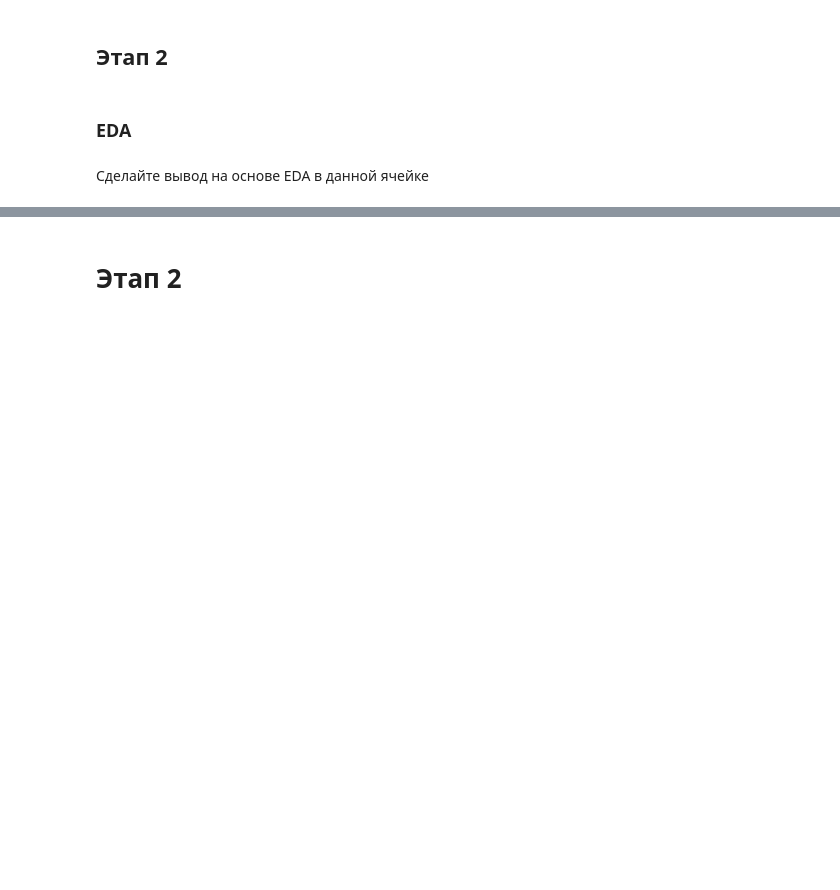
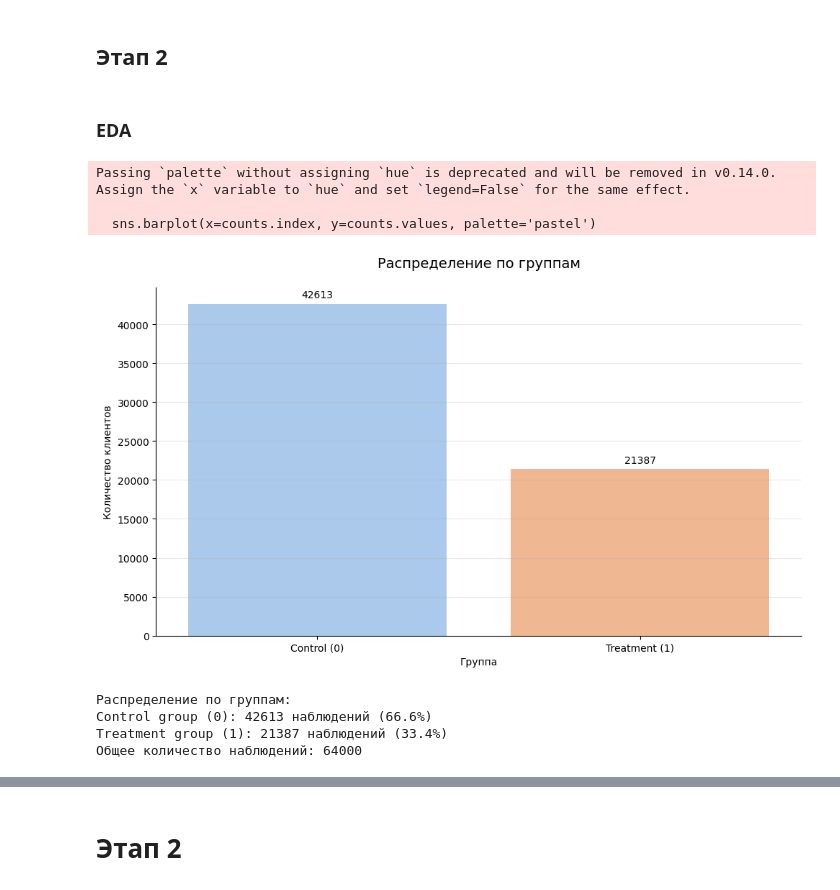
Before and after one commit to ozerge/mle-sprint5-uplift, a Jupyter notebook: project_code/final_project_template.ipynb, the cells around one changed output, grey strips where cells are left out. Cells and saved outputs as stored; diff of their text form; code cells hidden in the pictures; blank space fills up the shorter version.

```diff
--- a/project_code/final_project_template.ipynb
+++ b/project_code/final_project_template.ipynb
@@ -146,5 +146,46 @@ df.info()
 ## Этап 2
 # %% [markdown]
 ### EDA
-# %% [markdown]
-Сделайте вывод на основе EDA в данной ячейке
+# %%
+# Проверяем сбалансированность выборки по группам
+#import matplotlib.pyplot as plt
+#import seaborn as sns
+
+plt.figure(figsize=(10, 6))
+
+# Ваш отличный подход!
+counts = df['treatment'].value_counts()
+sns.barplot(x=counts.index, y=counts.values, palette='pastel')
+
+# Добавляем аннотации и улучшаем внешний вид
+for i, value in enumerate(counts.values):
+    plt.text(i, value + 500, f'{value}', ha='center', va='bottom')
+
+plt.title('Распределение по группам', fontsize=14, pad=20)
+plt.xlabel('Группа')
+plt.ylabel('Количество клиентов')
+plt.xticks([0, 1], ['Control (0)', 'Treatment (1)'])
+
+# Убираем ограничительные линии и добавляем сетку
+sns.despine()
+plt.grid(axis='y', alpha=0.3)
+
+plt.tight_layout()
+plt.show()
+
+# Выводим числовые значения
+treatment_counts = df['treatment'].value_counts().sort_index()
+
+print("Распределение по группам:")
+print(f"Control group (0): {treatment_counts[0]} наблюдений ({treatment_counts[0]/len(df)*100:.1f}%)")
+print(f"Treatment group (1): {treatment_counts[1]} наблюдений ({treatment_counts[1]/len(df)*100:.1f}%)")
+print(f"Общее количество наблюдений: {len(df)}")
+# %% [output]
+Passing `palette` without assigning `hue` is deprecated and will be removed in v0.14.0. Assign the `x` variable to `hue` and set `legend=False` for the same effect.
+
+  sns.barplot(x=counts.index, y=counts.values, palette='pastel')
+[figure, added]
+Распределение по группам:
+Control group (0): 42613 наблюдений (66.6%)
+Treatment group (1): 21387 наблюдений (33.4%)
+Общее количество наблюдений: 64000
```
Also changed, not shown: parts of 12 cells of this notebook.
